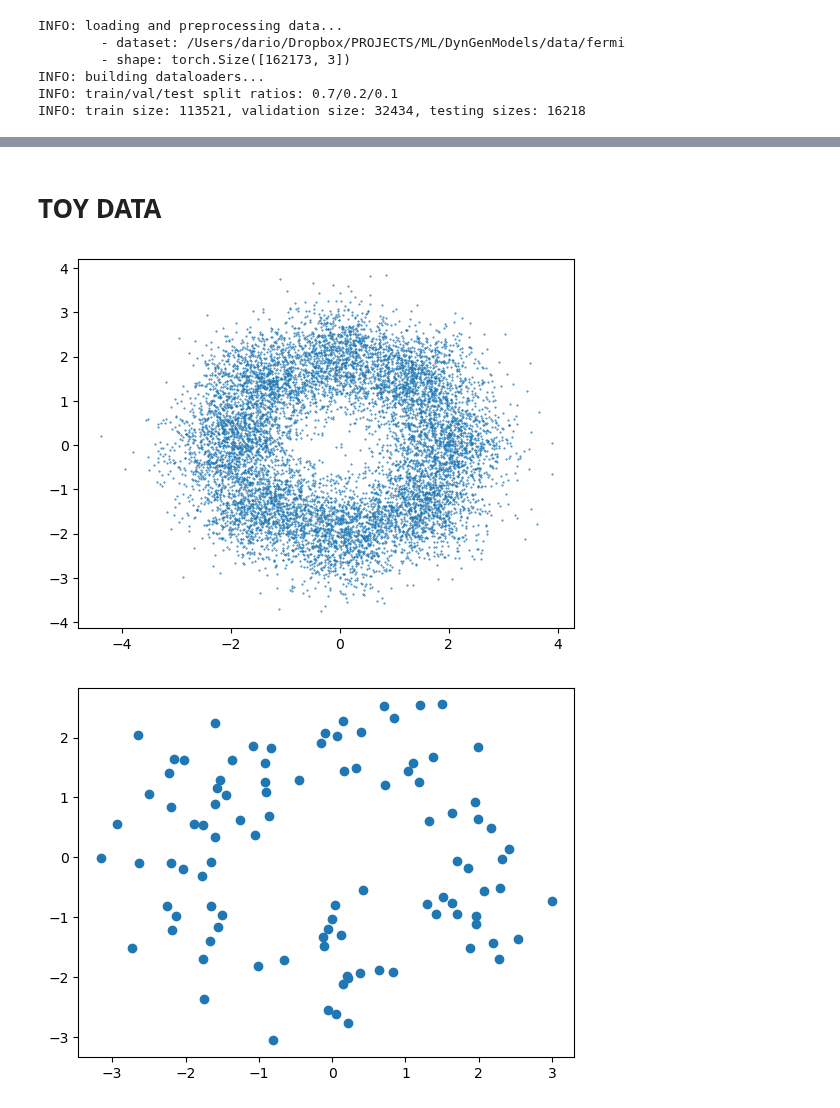
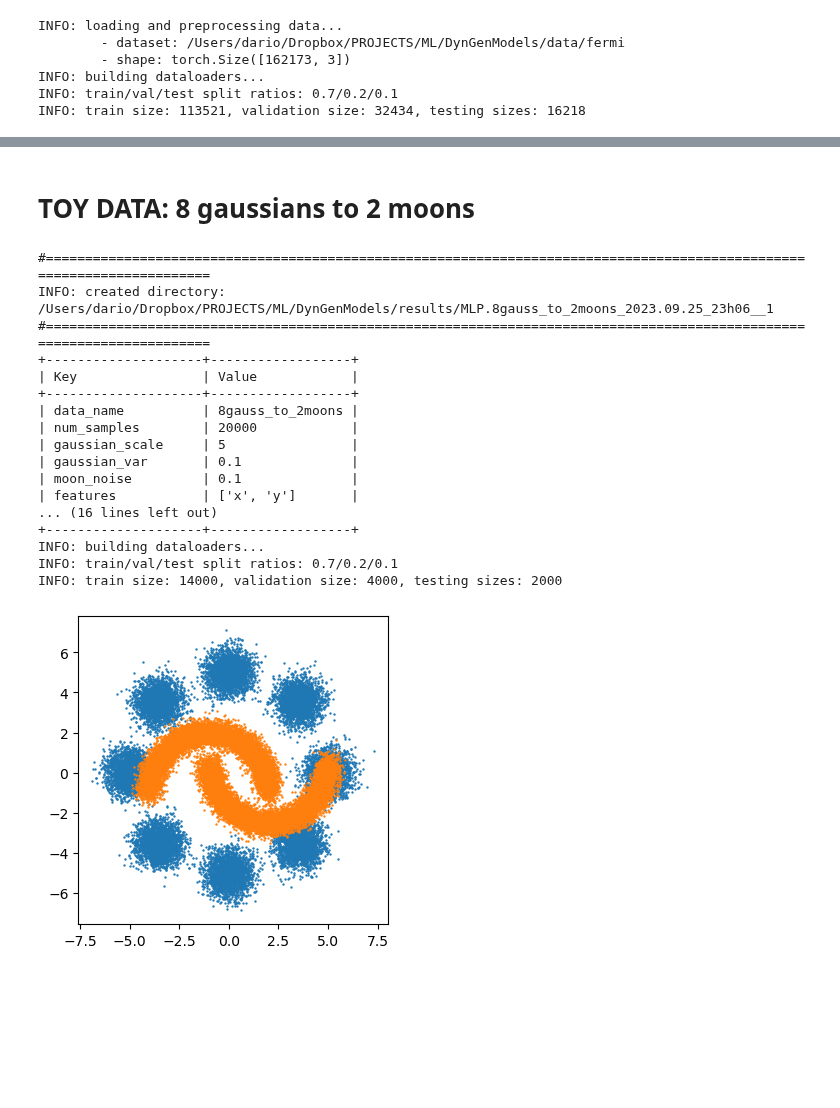
Before and after one commit to dfaroughy/DynGenModels, a Jupyter notebook: experiments/fermi.ipynb, the cells around one changed output, grey strips where cells are left out. Cells and saved outputs as stored; diff of their text form; code cells hidden in the pictures; blank space fills up the shorter version.

```diff
--- a/experiments/fermi.ipynb
+++ b/experiments/fermi.ipynb
@@ -112,2 +106,2 @@ TypeError: 'PostProcessFermiData' object is not subscriptable
 # %% [markdown]
-#  TOY DATA
+#  TOY DATA: 8 gaussians to 2 moons
@@ -177,12 +108,58 @@ class ToysDataset(Dataset):
-# %%
-dat = ToysDataset(10000)
-plt.scatter(dat.source[:,0], dat.source[:,1], s=0.2)
-plt.show()
-# %% [output]
-[figure, removed]
-# %%
-# scatter plot
-plt.scatter(dat.source[:,0], dat.source[:,1])
-plt.show()
-# %% [output]
-[figure, removed]
+# %%
+from DynGenModels.models.mlp import MLP
+from DynGenModels.configs.toys_configs import ToysMLPConfig
+
+config = ToysMLPConfig(data_name = '8gauss_to_2moons',
+                        features = ['x', 'y'],
+                        num_samples = 20000,
+                        gaussian_scale = 5,
+                        gaussian_var = 0.1,
+                        moon_noise = 0.1,
+                        data_split_fracs = [0.7, 0.2, 0.1],
+                        epochs = 5000,
+                        early_stopping=1000,
+                        batch_size = 256,
+                        warmup_epochs = 50,
+                        lr = 1e-4,
+                        dim_hidden = 64,
+                        device = 'cpu',
+                        solver='dopri5',
+                        num_sampling_steps=100,
+                        seed = 1234
+                        )
+
+root_dir =  '/home/df630/' if 'cuda' in config.device else '/Users/dario/Dropbox/PROJECTS/ML/'
+root_dir += 'DynGenModels'
+config.set_workdir(root_dir + '/results', save_config=True)
+
+mlp = MLP(config)
+
+from DynGenModels.datamodules.toys.datasets import ToysDataset
+from DynGenModels.datamodules.toys.dataloader import ToysDataLoader
+
+datasets = ToysDataset(config)
+dataloader = ToysDataLoader(datasets, config)
+
+fig, ax = plt.subplots(1,1, figsize=(4,4))
+plt.scatter(datasets.source[:,0], datasets.source[:,1], s=0.5)
+plt.scatter(datasets.target[:,0], datasets.target[:,1], s=0.5)
+plt.show()
+# %% [output]
+#=======================================================================================================================
+INFO: created directory: /Users/dario/Dropbox/PROJECTS/ML/DynGenModels/results/MLP.8gauss_to_2moons_2023.09.25_23h06__1
+#=======================================================================================================================
++--------------------+------------------+
+| Key                | Value            |
++--------------------+------------------+
+| data_name          | 8gauss_to_2moons |
+| num_samples        | 20000            |
+| gaussian_scale     | 5                |
+| gaussian_var       | 0.1              |
+| moon_noise         | 0.1              |
+| features           | ['x', 'y']       |
+... (16 lines left out)
++--------------------+------------------+
+INFO: building dataloaders...
+INFO: train/val/test split ratios: 0.7/0.2/0.1
+INFO: train size: 14000, validation size: 4000, testing sizes: 2000
+[figure, added]
```
Also changed, not shown: parts of 13 cells of this notebook, 1 other file.
